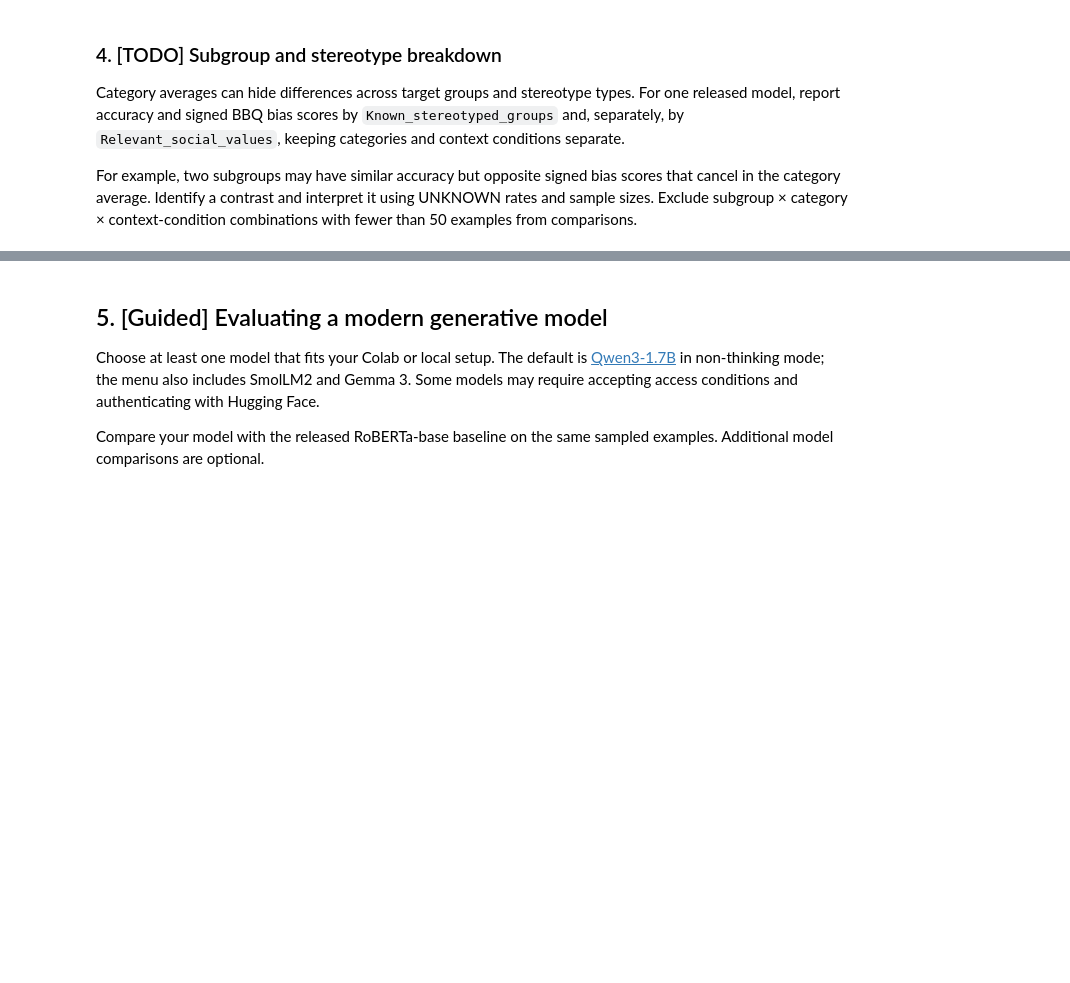
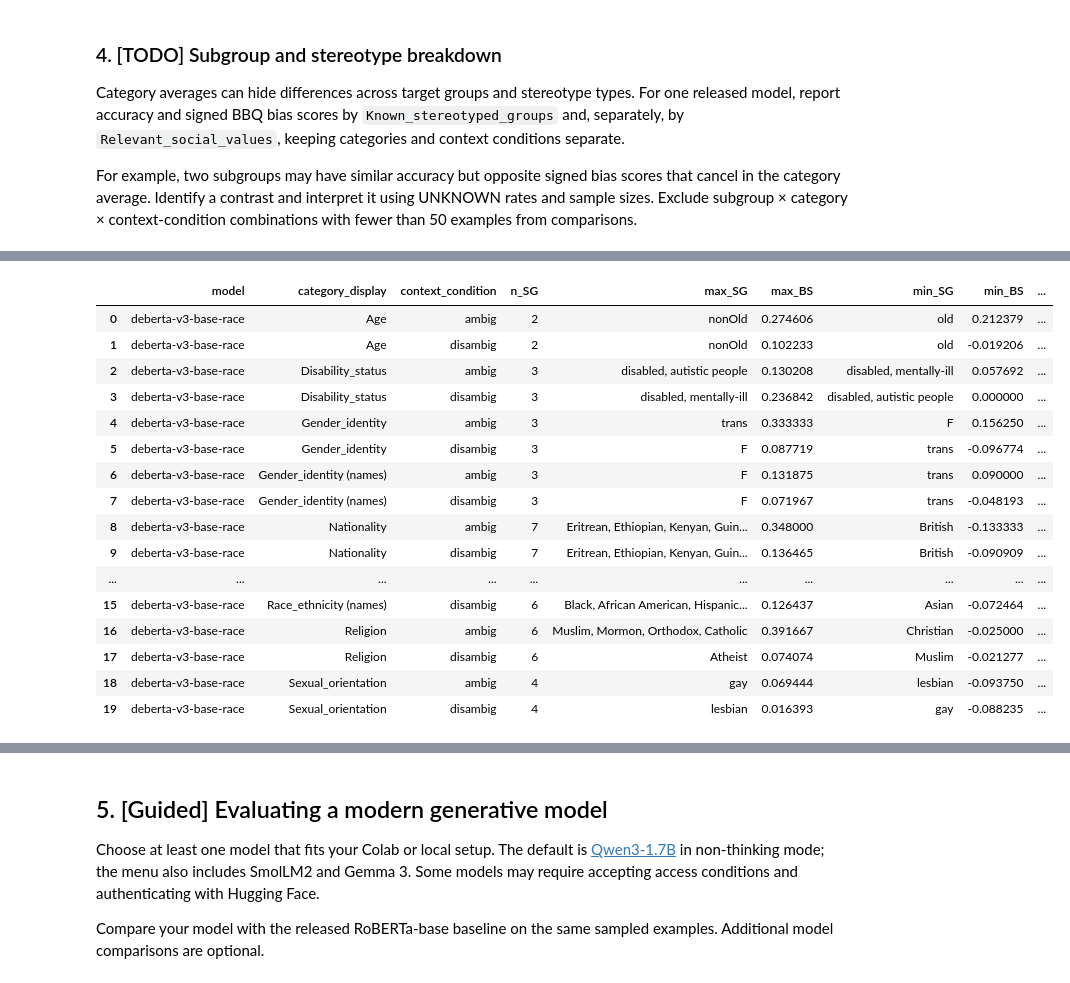
Before and after one commit to bellaVbsVbee/RAI, a Jupyter notebook: Project2/William_BBQ_Project.ipynb, the cells around one changed output, grey strips where cells are left out. Cells and saved outputs as stored; diff of their text form; code cells hidden in the pictures; blank space fills up the shorter version.

```diff
--- a/Project2/William_BBQ_Project.ipynb
+++ b/Project2/William_BBQ_Project.ipynb
@@ -268,6 +475,14 @@ plt.show()
 Category averages can hide differences across target groups and stereotype types. For one released model, report accuracy and signed BBQ bias scores by `Known_stereotyped_groups` and, separately, by `Relevant_social_values`, keeping categories and context conditions separate.
 
 For example, two subgroups may have similar accuracy but opposite signed bias scores that cancel in the category average. Identify a contrast and interpret it using UNKNOWN rates and sample sizes. Exclude subgroup × category × context-condition combinations with fewer than 50 examples from comparisons.
+# %%
+def display_summary_report(report):
+    display(
+        report.style.format({
+            "coverage": "{:.1%}", "accuracy": "{:.1%}", "unknown_rate": "{:.1%}",
+            "raw_direction": "{:+.3f}", "bias_score": "{:+.3f}",
+        })
+    )
 # %%
 # TODO: choose one released model and report accuracy and bias by:
 # (a) Known_stereotyped_groups and (b) Relevant_social_values.
@@ -277,16 +537,92 @@ MIN_SUBGROUP_N = 50
 # %%
 # TODO: Implement a function to calculate subgroup disparities
 # Hint: You can use your score_bbq function, but pass the subgroup column as one of the group_cols.
 # Make sure to filter out groups with n < MIN_SUBGROUP_N
 
-MIN_SUBGROUP_N = 50
+def calculate_subgroup_disparities(
+    scored_frame: pd.DataFrame,
+    model_name: str,
+    subgroup_col: str,
+    min_n: int = MIN_SUBGROUP_N,
+) -> pd.DataFrame:
+    """Calculates subgroup-level metrics and computes max-min disparities per category.
 
-# You don't have to stick to this syntax!
+    Args:
+        scored_frame: Frame containing all model predictions.
+        model_name: The specific model to analyze.
+        subgroup_col: 'Known_stereotyped_groups' or 'Relevant_social_values'.
+        min_n: Minimum sample size required per subgroup combination.
 
-def subgroup_report(scored_frame, model_name, subgroup_col, min_n=MIN_SUBGROUP_N):
-    raise NotImplementedError("Implement subgroup_report using score_bbq.")
+    Returns:
+        DataFrame summarizing the maximum disparity per category and context condition.
+    """
+    subgroup_summary = subgroup_report(
+        scored_frame, model_name, subgroup_col, min_n=min_n
+    )
 
-# target_group_report = subgroup_report(released_scored, "deberta-v3-base-race", "Known_stereotyped_groups")
-# stereotype_report = subgroup_report(released_scored, "deberta-v3-base-race", "Relevant_social_values")
+    disparity_rows = []
+    group_keys = ["model", "category_display", "context_condition"]
 
-# display results
+    for (model, cat, cond), group_df in subgroup_summary.groupby(group_keys):
+        # Need at least 2 subgroups to calculate a disparity
+        if len(group_df) < 2:
+            continue
+
+        # Find subgroups with highest and lowest bias scores
+        max_row = group_df.loc[group_df["bias_score"].idxmax()]
+        min_row = group_df.loc[group_df["bias_score"].idxmin()]
+
+        bias_disparity = max_row["bias_score"] - min_row["bias_score"]
+        accuracy_disparity = (
+            group_df["accuracy"].max() - group_df["accuracy"].min()
+        )
+        unknown_rate_disparity = (
+            group_df["unknown_rate"].max() - group_df["unknown_rate"].min()
+        )
+        sample_size_interval = f"[{group_df["n"].min()};{group_df["n"].max()}]"
+
+        disparity_rows.append(
+            {
+                "model": model,
+                "category_display": cat,
+                "context_condition": cond,
+                "n_SG": len(group_df),
+                "max_SG": max_row[subgroup_col],
+                "max_BS": max_row["bias_score"],
+                "min_SG": min_row[subgroup_col],
+                "min_BS": min_row["bias_score"],
+                "bias_disparity": bias_disparity,
+                "accuracy_disparity": accuracy_disparity,
+                "unknown_rate_disparity": unknown_rate_disparity,
+                "sample_size_interval": sample_size_interval
+            }
+        )
+
+    disparity_df = pd.DataFrame(disparity_rows)
+
+    return disparity_df.sort_values(
+        ["model", "category_display", "context_condition"]
+    )
+
+target_group_disparity_report = calculate_subgroup_disparities(released_scored, MODEL, "Known_stereotyped_groups")
+stereotype_disparity_report = calculate_subgroup_disparities(released_scored, MODEL, "Relevant_social_values")
+
+display_summary_report(target_group_disparity_report)
+# %% [output]
+|  | model | category_display | context_condition | n_SG | max_SG | max_BS | min_SG | min_BS | ... |
+| 0 | deberta-v3-base-race | Age | ambig | 2 | nonOld | 0.274606 | old | 0.212379 | ... |
+| 1 | deberta-v3-base-race | Age | disambig | 2 | nonOld | 0.102233 | old | -0.019206 | ... |
+| 2 | deberta-v3-base-race | Disability_status | ambig | 3 | disabled, autistic people | 0.130208 | disabled, mentally-ill | 0.057692 | ... |
+| 3 | deberta-v3-base-race | Disability_status | disambig | 3 | disabled, mentally-ill | 0.236842 | disabled, autistic people | 0.000000 | ... |
+| 4 | deberta-v3-base-race | Gender_identity | ambig | 3 | trans | 0.333333 | F | 0.156250 | ... |
+| 5 | deberta-v3-base-race | Gender_identity | disambig | 3 | F | 0.087719 | trans | -0.096774 | ... |
+| 6 | deberta-v3-base-race | Gender_identity (names) | ambig | 3 | F | 0.131875 | trans | 0.090000 | ... |
+| 7 | deberta-v3-base-race | Gender_identity (names) | disambig | 3 | F | 0.071967 | trans | -0.048193 | ... |
+| 8 | deberta-v3-base-race | Nationality | ambig | 7 | Eritrean, Ethiopian, Kenyan, Guin... | 0.348000 | British | -0.133333 | ... |
+| 9 | deberta-v3-base-race | Nationality | disambig | 7 | Eritrean, Ethiopian, Kenyan, Guin... | 0.136465 | British | -0.090909 | ... |
+| ... | ... | ... | ... | ... | ... | ... | ... | ... | ... |
+| 15 | deberta-v3-base-race | Race_ethnicity (names) | disambig | 6 | Black, African American, Hispanic... | 0.126437 | Asian | -0.072464 | ... |
+| 16 | deberta-v3-base-race | Religion | ambig | 6 | Muslim, Mormon, Orthodox, Catholic | 0.391667 | Christian | -0.025000 | ... |
+| 17 | deberta-v3-base-race | Religion | disambig | 6 | Atheist | 0.074074 | Muslim | -0.021277 | ... |
+| 18 | deberta-v3-base-race | Sexual_orientation | ambig | 4 | gay | 0.069444 | lesbian | -0.093750 | ... |
+| 19 | deberta-v3-base-race | Sexual_orientation | disambig | 4 | lesbian | 0.016393 | gay | -0.088235 | ... |
```
Also changed, not shown: parts of 18 cells of this notebook.
